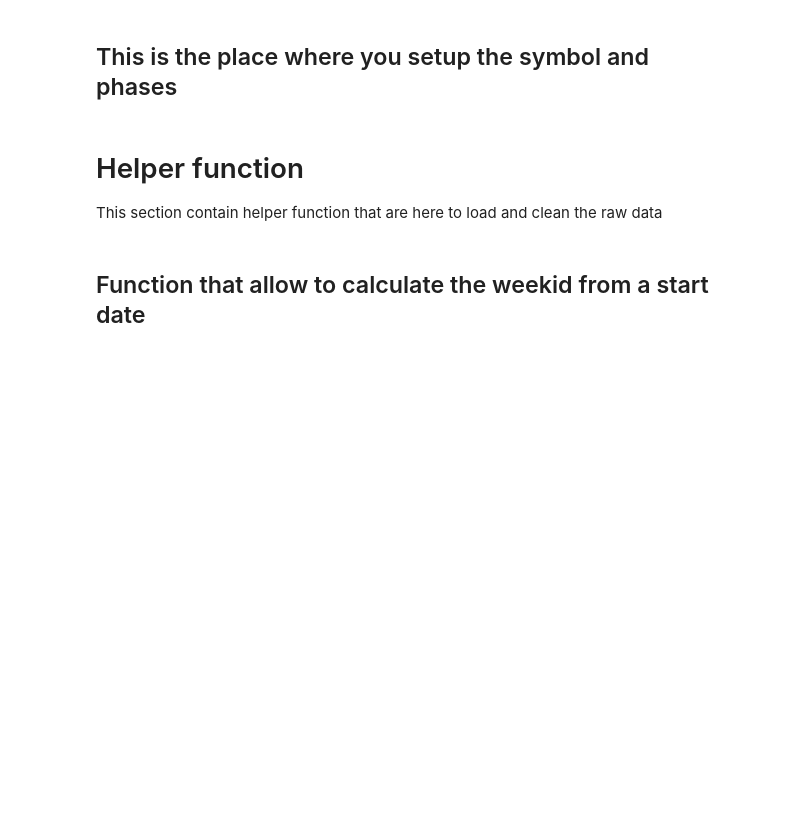
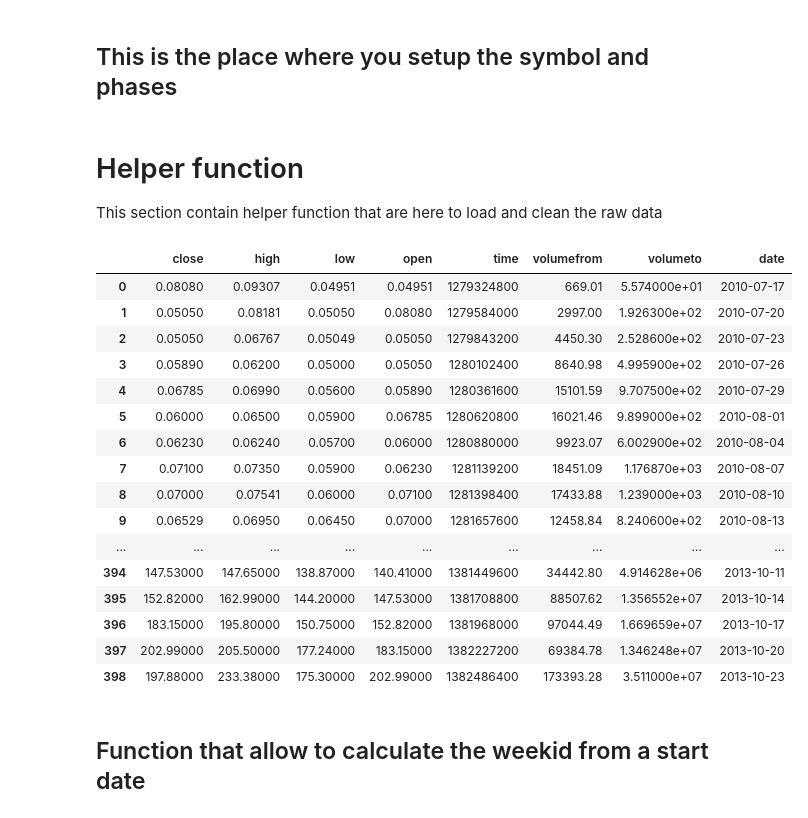
Before and after one commit to hyperwave-research/research, a Jupyter notebook: hyperwave_find_phases.ipynb, the cells around one changed output. Saved outputs shown, nothing was run; the diff lists cells and outputs as text; code cells hidden in the pictures; blank space fills up the shorter version.

```diff
--- a/hyperwave_find_phases.ipynb
+++ b/hyperwave_find_phases.ipynb
@@ -181,6 +237,42 @@ def get_historical_data(symbol, source, timeframe='weekly'):
     source_class = sources[source](symbol, timeframe)
     dir(source_class)
     return source_class.get_dataframe()
+# %%
+# url = "https://min-api.cryptocompare.com/data/histoday?fsym=BTC&tsym=USD&allData=true&aggregate=3&e=CCCAGG"
+# df = pd.read_json(url)
+# df = pd.DataFrame(df.locations.values.tolist())['Data']
+# display(df)
+
+import json
+import pandas as pd
+import requests
+r = requests.get(url)
+# print r.json() #
+array = json.dumps(r.json())
+# print(data["Data"])
+data = json.loads(array)
+df = pd.DataFrame(data["Data"])
+df['date'] = pd.to_datetime(df['time'],unit='s')
+with pd.option_context('display.max_rows', None, 'display.max_columns', None):
+    display(df)
+# %% [output]
+|  | close | high | low | open | time | volumefrom | volumeto | date |
+| 0 | 0.08080 | 0.09307 | 0.04951 | 0.04951 | 1279324800 | 669.01 | 5.574000e+01 | 2010-07-17 |
+| 1 | 0.05050 | 0.08181 | 0.05050 | 0.08080 | 1279584000 | 2997.00 | 1.926300e+02 | 2010-07-20 |
+| 2 | 0.05050 | 0.06767 | 0.05049 | 0.05050 | 1279843200 | 4450.30 | 2.528600e+02 | 2010-07-23 |
+| 3 | 0.05890 | 0.06200 | 0.05000 | 0.05050 | 1280102400 | 8640.98 | 4.995900e+02 | 2010-07-26 |
+| 4 | 0.06785 | 0.06990 | 0.05600 | 0.05890 | 1280361600 | 15101.59 | 9.707500e+02 | 2010-07-29 |
+| 5 | 0.06000 | 0.06500 | 0.05900 | 0.06785 | 1280620800 | 16021.46 | 9.899000e+02 | 2010-08-01 |
+| 6 | 0.06230 | 0.06240 | 0.05700 | 0.06000 | 1280880000 | 9923.07 | 6.002900e+02 | 2010-08-04 |
+| 7 | 0.07100 | 0.07350 | 0.05900 | 0.06230 | 1281139200 | 18451.09 | 1.176870e+03 | 2010-08-07 |
+| 8 | 0.07000 | 0.07541 | 0.06000 | 0.07100 | 1281398400 | 17433.88 | 1.239000e+03 | 2010-08-10 |
+| 9 | 0.06529 | 0.06950 | 0.06450 | 0.07000 | 1281657600 | 12458.84 | 8.240600e+02 | 2010-08-13 |
+| ... | ... | ... | ... | ... | ... | ... | ... | ... |
+| 394 | 147.53000 | 147.65000 | 138.87000 | 140.41000 | 1381449600 | 34442.80 | 4.914628e+06 | 2013-10-11 |
+| 395 | 152.82000 | 162.99000 | 144.20000 | 147.53000 | 1381708800 | 88507.62 | 1.356552e+07 | 2013-10-14 |
+| 396 | 183.15000 | 195.80000 | 150.75000 | 152.82000 | 1381968000 | 97044.49 | 1.669659e+07 | 2013-10-17 |
+| 397 | 202.99000 | 205.50000 | 177.24000 | 183.15000 | 1382227200 | 69384.78 | 1.346248e+07 | 2013-10-20 |
+| 398 | 197.88000 | 233.38000 | 175.30000 | 202.99000 | 1382486400 | 173393.28 | 3.511000e+07 | 2013-10-23 |
 # %% [markdown]
 ## Function that allow to calculate the weekid from a start date
 # %%
```
Also changed, not shown: parts of 14 cells of this notebook.
